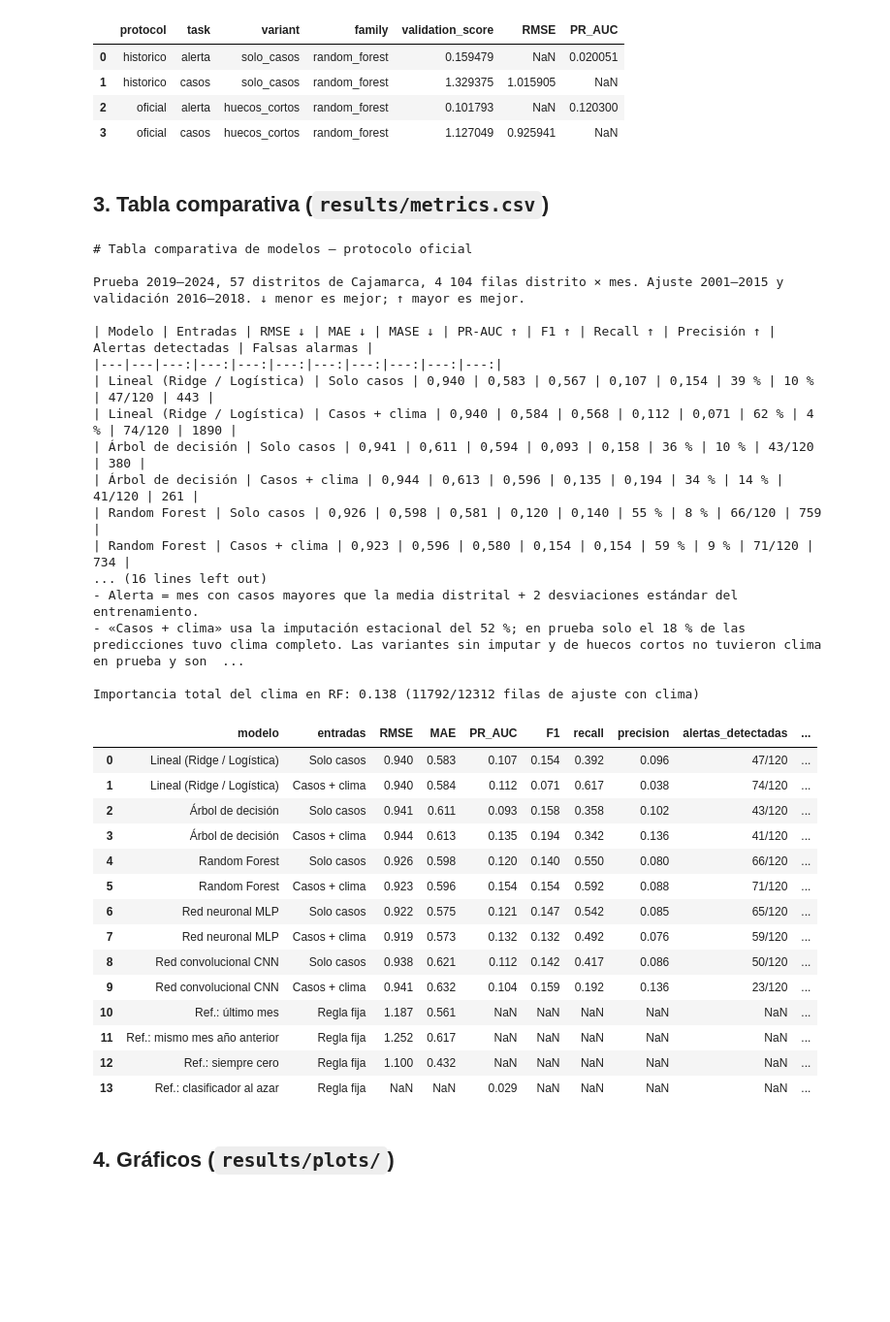
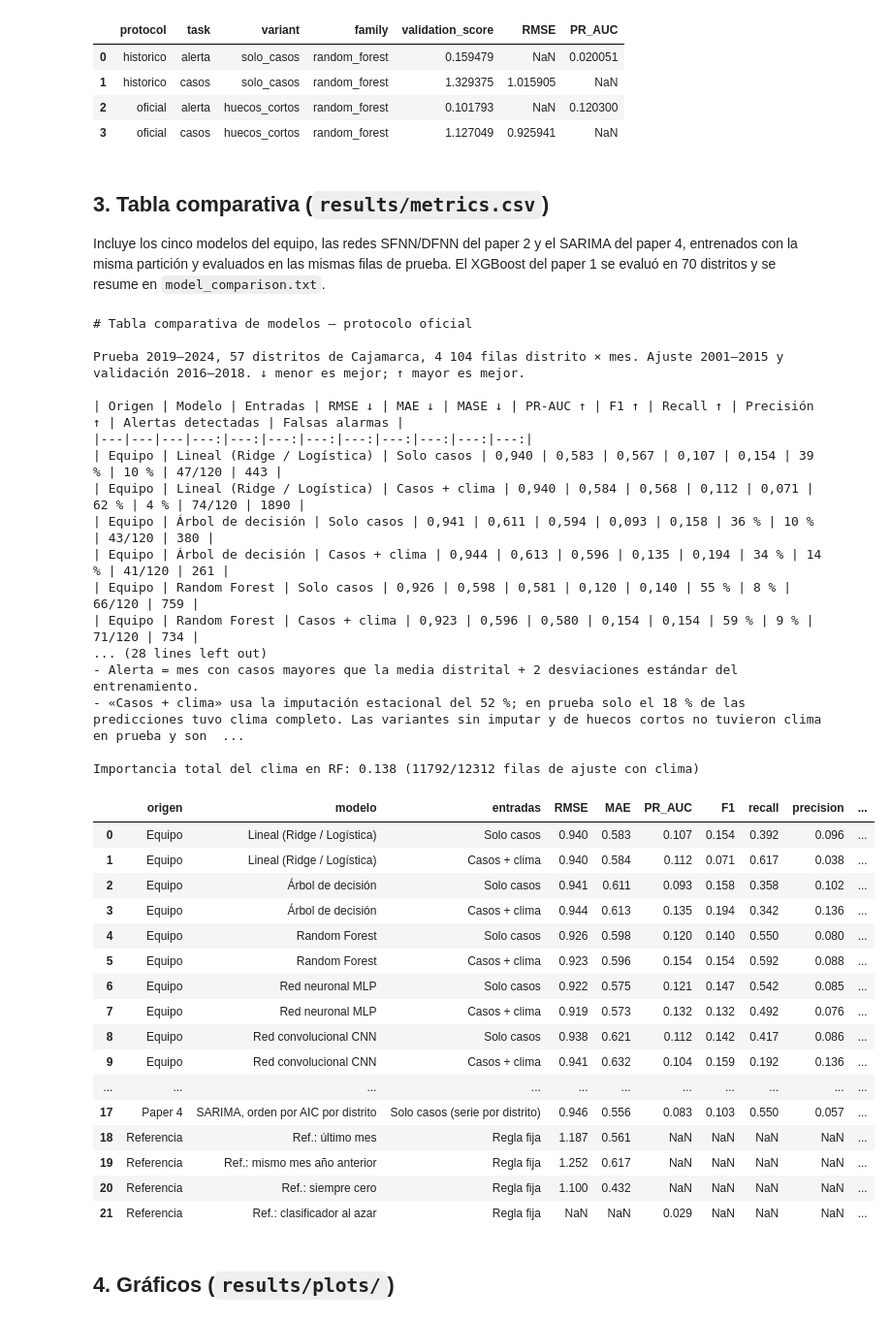
Before and after one commit to Xolmo/proyecto-ia-grupo-4, a Jupyter notebook: notebooks/02_modelos.ipynb, the cells around one changed output. Shown at 97% size. Saved outputs shown, nothing was run; the diff lists cells and outputs as text; code cells hidden in the pictures; blank space fills up the shorter version.

```diff
--- a/notebooks/02_modelos.ipynb
+++ b/notebooks/02_modelos.ipynb
@@ -79,44 +79,48 @@ pd.read_csv(ROOT / "results/experimento_clima/seleccion_por_validacion.csv")[
 | 3 | oficial | casos | huecos_cortos | random_forest | 1.127049 | 0.925941 | NaN |
 # %% [markdown]
 ## 3. Tabla comparativa (`results/metrics.csv`)
+
+Incluye los cinco modelos del equipo, las redes SFNN/DFNN del paper 2 y el SARIMA del paper 4, entrenados con la misma partición y evaluados en las mismas filas de prueba. El XGBoost del paper 1 se evaluó en 70 distritos y se resume en `model_comparison.txt`.
 # %%
 rf.main()  # regenera metrics.csv, plots/ y model_comparison.txt
 metrics = pd.read_csv(ROOT / "results/metrics.csv")
-metrics[["modelo", "entradas", "RMSE", "MAE", "PR_AUC", "F1", "recall", "precision",
+metrics[["origen", "modelo", "entradas", "RMSE", "MAE", "PR_AUC", "F1", "recall", "precision",
          "alertas_detectadas", "falsas_alarmas"]].round(3)
 # %% [output]
 # Tabla comparativa de modelos — protocolo oficial
 
 Prueba 2019–2024, 57 distritos de Cajamarca, 4 104 filas distrito × mes. Ajuste 2001–2015 y validación 2016–2018. ↓ menor es mejor; ↑ mayor es mejor.
 
-| Modelo | Entradas | RMSE ↓ | MAE ↓ | MASE ↓ | PR-AUC ↑ | F1 ↑ | Recall ↑ | Precisión ↑ | Alertas detectadas | Falsas alarmas |
-|---|---|---:|---:|---:|---:|---:|---:|---:|---:|---:|
-| Lineal (Ridge / Logística) | Solo casos | 0,940 | 0,583 | 0,567 | 0,107 | 0,154 | 39 % | 10 % | 47/120 | 443 |
-| Lineal (Ridge / Logística) | Casos + clima | 0,940 | 0,584 | 0,568 | 0,112 | 0,071 | 62 % | 4 % | 74/120 | 1890 |
-| Árbol de decisión | Solo casos | 0,941 | 0,611 | 0,594 | 0,093 | 0,158 | 36 % | 10 % | 43/120 | 380 |
-| Árbol de decisión | Casos + clima | 0,944 | 0,613 | 0,596 | 0,135 | 0,194 | 34 % | 14 % | 41/120 | 261 |
-| Random Forest | Solo casos | 0,926 | 0,598 | 0,581 | 0,120 | 0,140 | 55 % | 8 % | 66/120 | 759 |
-| Random Forest | Casos + clima | 0,923 | 0,596 | 0,580 | 0,154 | 0,154 | 59 % | 9 % | 71/120 | 734 |
-... (16 lines left out)
+| Origen | Modelo | Entradas | RMSE ↓ | MAE ↓ | MASE ↓ | PR-AUC ↑ | F1 ↑ | Recall ↑ | Precisión ↑ | Alertas detectadas | Falsas alarmas |
+|---|---|---|---:|---:|---:|---:|---:|---:|---:|---:|---:|
+| Equipo | Lineal (Ridge / Logística) | Solo casos | 0,940 | 0,583 | 0,567 | 0,107 | 0,154 | 39 % | 10 % | 47/120 | 443 |
+| Equipo | Lineal (Ridge / Logística) | Casos + clima | 0,940 | 0,584 | 0,568 | 0,112 | 0,071 | 62 % | 4 % | 74/120 | 1890 |
+| Equipo | Árbol de decisión | Solo casos | 0,941 | 0,611 | 0,594 | 0,093 | 0,158 | 36 % | 10 % | 43/120 | 380 |
+| Equipo | Árbol de decisión | Casos + clima | 0,944 | 0,613 | 0,596 | 0,135 | 0,194 | 34 % | 14 % | 41/120 | 261 |
+| Equipo | Random Forest | Solo casos | 0,926 | 0,598 | 0,581 | 0,120 | 0,140 | 55 % | 8 % | 66/120 | 759 |
+| Equipo | Random Forest | Casos + clima | 0,923 | 0,596 | 0,580 | 0,154 | 0,154 | 59 % | 9 % | 71/120 | 734 |
+... (28 lines left out)
 - Alerta = mes con casos mayores que la media distrital + 2 desviaciones estándar del entrenamiento.
 - «Casos + clima» usa la imputación estacional del 52 %; en prueba solo el 18 % de las predicciones tuvo clima completo. Las variantes sin imputar y de huecos cortos no tuvieron clima en prueba y son  ...
 
 Importancia total del clima en RF: 0.138 (11792/12312 filas de ajuste con clima)
-|  | modelo | entradas | RMSE | MAE | PR_AUC | F1 | recall | precision | alertas_detectadas | ... |
-| 0 | Lineal (Ridge / Logística) | Solo casos | 0.940 | 0.583 | 0.107 | 0.154 | 0.392 | 0.096 | 47/120 | ... |
-| 1 | Lineal (Ridge / Logística) | Casos + clima | 0.940 | 0.584 | 0.112 | 0.071 | 0.617 | 0.038 | 74/120 | ... |
-| 2 | Árbol de decisión | Solo casos | 0.941 | 0.611 | 0.093 | 0.158 | 0.358 | 0.102 | 43/120 | ... |
-| 3 | Árbol de decisión | Casos + clima | 0.944 | 0.613 | 0.135 | 0.194 | 0.342 | 0.136 | 41/120 | ... |
-| 4 | Random Forest | Solo casos | 0.926 | 0.598 | 0.120 | 0.140 | 0.550 | 0.080 | 66/120 | ... |
-| 5 | Random Forest | Casos + clima | 0.923 | 0.596 | 0.154 | 0.154 | 0.592 | 0.088 | 71/120 | ... |
-| 6 | Red neuronal MLP | Solo casos | 0.922 | 0.575 | 0.121 | 0.147 | 0.542 | 0.085 | 65/120 | ... |
-| 7 | Red neuronal MLP | Casos + clima | 0.919 | 0.573 | 0.132 | 0.132 | 0.492 | 0.076 | 59/120 | ... |
-| 8 | Red convolucional CNN | Solo casos | 0.938 | 0.621 | 0.112 | 0.142 | 0.417 | 0.086 | 50/120 | ... |
-| 9 | Red convolucional CNN | Casos + clima | 0.941 | 0.632 | 0.104 | 0.159 | 0.192 | 0.136 | 23/120 | ... |
-| 10 | Ref.: último mes | Regla fija | 1.187 | 0.561 | NaN | NaN | NaN | NaN | NaN | ... |
-| 11 | Ref.: mismo mes año anterior | Regla fija | 1.252 | 0.617 | NaN | NaN | NaN | NaN | NaN | ... |
-| 12 | Ref.: siempre cero | Regla fija | 1.100 | 0.432 | NaN | NaN | NaN | NaN | NaN | ... |
-| 13 | Ref.: clasificador al azar | Regla fija | NaN | NaN | 0.029 | NaN | NaN | NaN | NaN | ... |
+|  | origen | modelo | entradas | RMSE | MAE | PR_AUC | F1 | recall | precision | ... |
+| 0 | Equipo | Lineal (Ridge / Logística) | Solo casos | 0.940 | 0.583 | 0.107 | 0.154 | 0.392 | 0.096 | ... |
+| 1 | Equipo | Lineal (Ridge / Logística) | Casos + clima | 0.940 | 0.584 | 0.112 | 0.071 | 0.617 | 0.038 | ... |
+| 2 | Equipo | Árbol de decisión | Solo casos | 0.941 | 0.611 | 0.093 | 0.158 | 0.358 | 0.102 | ... |
+| 3 | Equipo | Árbol de decisión | Casos + clima | 0.944 | 0.613 | 0.135 | 0.194 | 0.342 | 0.136 | ... |
+| 4 | Equipo | Random Forest | Solo casos | 0.926 | 0.598 | 0.120 | 0.140 | 0.550 | 0.080 | ... |
+| 5 | Equipo | Random Forest | Casos + clima | 0.923 | 0.596 | 0.154 | 0.154 | 0.592 | 0.088 | ... |
+| 6 | Equipo | Red neuronal MLP | Solo casos | 0.922 | 0.575 | 0.121 | 0.147 | 0.542 | 0.085 | ... |
+| 7 | Equipo | Red neuronal MLP | Casos + clima | 0.919 | 0.573 | 0.132 | 0.132 | 0.492 | 0.076 | ... |
+| 8 | Equipo | Red convolucional CNN | Solo casos | 0.938 | 0.621 | 0.112 | 0.142 | 0.417 | 0.086 | ... |
+| 9 | Equipo | Red convolucional CNN | Casos + clima | 0.941 | 0.632 | 0.104 | 0.159 | 0.192 | 0.136 | ... |
+| ... | ... | ... | ... | ... | ... | ... | ... | ... | ... | ... |
+| 17 | Paper 4 | SARIMA, orden por AIC por distrito | Solo casos (serie por distrito) | 0.946 | 0.556 | 0.083 | 0.103 | 0.550 | 0.057 | ... |
+| 18 | Referencia | Ref.: último mes | Regla fija | 1.187 | 0.561 | NaN | NaN | NaN | NaN | ... |
+| 19 | Referencia | Ref.: mismo mes año anterior | Regla fija | 1.252 | 0.617 | NaN | NaN | NaN | NaN | ... |
+| 20 | Referencia | Ref.: siempre cero | Regla fija | 1.100 | 0.432 | NaN | NaN | NaN | NaN | ... |
+| 21 | Referencia | Ref.: clasificador al azar | Regla fija | NaN | NaN | 0.029 | NaN | NaN | NaN | ... |
 # %% [markdown]
 ## 4. Gráficos (`results/plots/`)
 # %%
```
Also changed, not shown: parts of 3 cells of this notebook, 12 other files.
